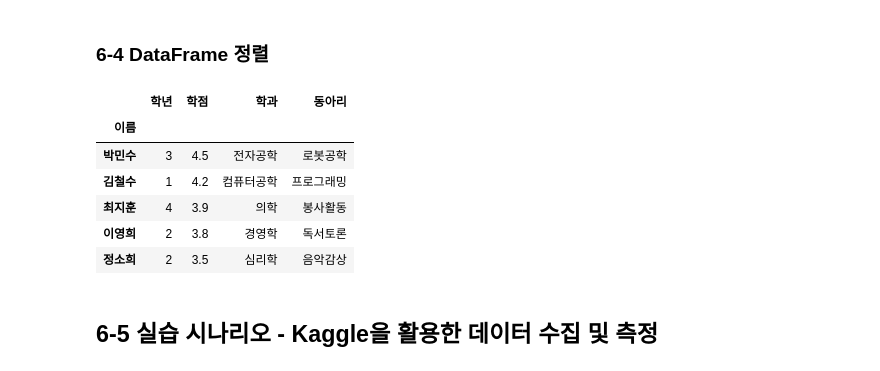
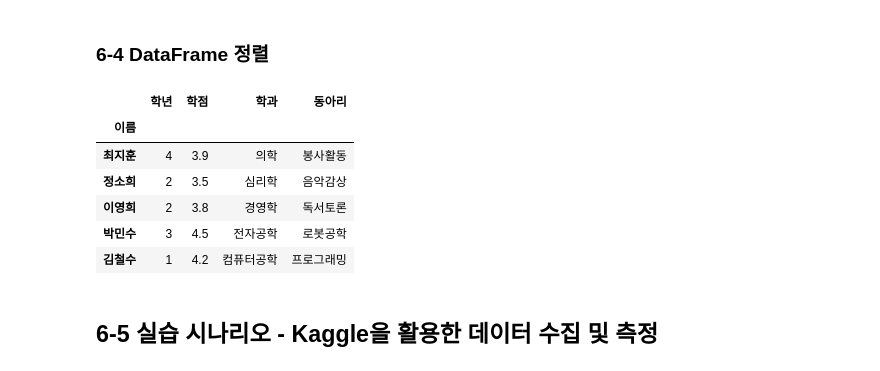
Before and after one commit to DFTFT-os/Data-Analysis-with-Open-Source, a Jupyter notebook: 오픈소스_데이터_분석_6강.ipynb, the cells around one changed output. Cells and saved outputs as stored; diff of their text form; code cells hidden in the pictures.

```diff
--- a/오픈소스_데이터_분석_6강.ipynb
+++ b/오픈소스_데이터_분석_6강.ipynb
@@ -155,36 +155,38 @@ df[(df['학년'] == 2) & (df['학점'] >= 3.7)]
 # %%
 import pandas as pd
 
 data = {
     "이름": ["김철수", "이영희", "박민수", "최지훈", "정소희"],
     "학년": [1, 2, 3, 4, 2],
     "학점": [4.2, 3.8, 4.5, 3.9, 3.5],
     "학과": ["컴퓨터공학", "경영학", "전자공학", "의학", "심리학"],
     "동아리": ["프로그래밍", "독서토론", "로봇공학", "봉사활동", "음악감상"]
 }
 
 #DataFrame 인덱스 지정
 # df = pd.DataFrame(data)
 # df = df.set_index('이름') 이렇게 2줄로 쓰나 아래처럼 한 줄로 쓰나 같음
 
 df = pd.DataFrame(data).set_index('이름')
 df
 
 #DataFrame 단일 열 오름차순, 내림차순 정렬
 df.sort_values(by='학점')
 df.sort_values(by='학점', ascending=False)
 
-#DataFrame 복수 열 오름차순, 내림차순 정렬
+#DataFrame 복수 열 오름차순, 내림차순 정렬 ex학년 정렬 후 학점으로 정렬하기
+df.sort_values(by = ['학년', '학점'], ascending=[True, False])
 
-#DataFrame 인덱스 기분 오른차순, 내림차순 정렬
+#DataFrame 인덱스 기본 오름차순, 내림차순 정렬 (지금 컬럼은 정렬이 되는데 이름이 인덱스라 정렬이 안됨, 이거 정렬해볼게용)
+df.sort_index(ascending=False)
 # %% [output]
 |  | 학년 | 학점 | 학과 | 동아리 |
 | 이름 |  |  |  |  |
+| 최지훈 | 4 | 3.9 | 의학 | 봉사활동 |
+| 정소희 | 2 | 3.5 | 심리학 | 음악감상 |
+| 이영희 | 2 | 3.8 | 경영학 | 독서토론 |
 | 박민수 | 3 | 4.5 | 전자공학 | 로봇공학 |
 | 김철수 | 1 | 4.2 | 컴퓨터공학 | 프로그래밍 |
-| 최지훈 | 4 | 3.9 | 의학 | 봉사활동 |
-| 이영희 | 2 | 3.8 | 경영학 | 독서토론 |
-| 정소희 | 2 | 3.5 | 심리학 | 음악감상 |
 # %% [markdown]
 ## 6-5 실습 시나리오 - Kaggle을 활용한 데이터 수집 및 측정
 # %% [markdown]
```
Also changed, not shown: parts of 5 cells of this notebook.
